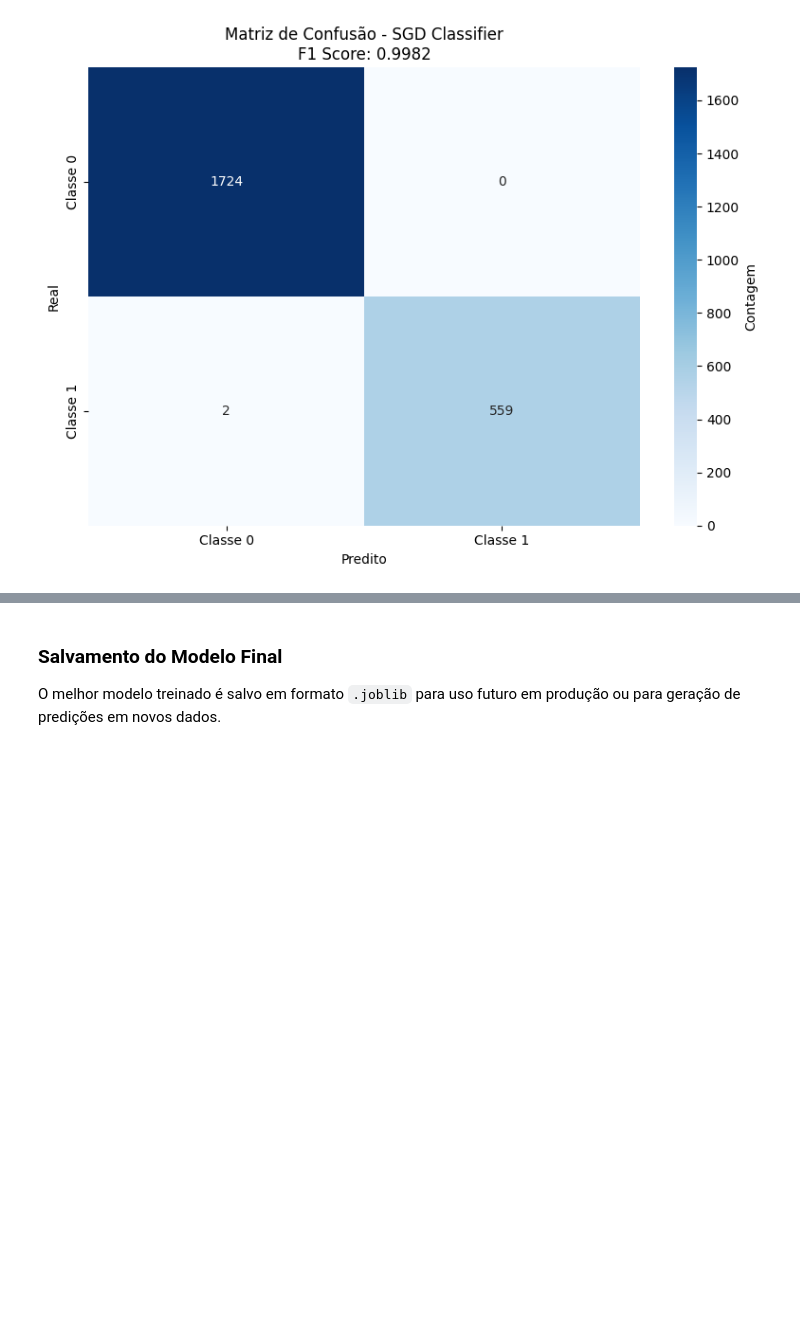
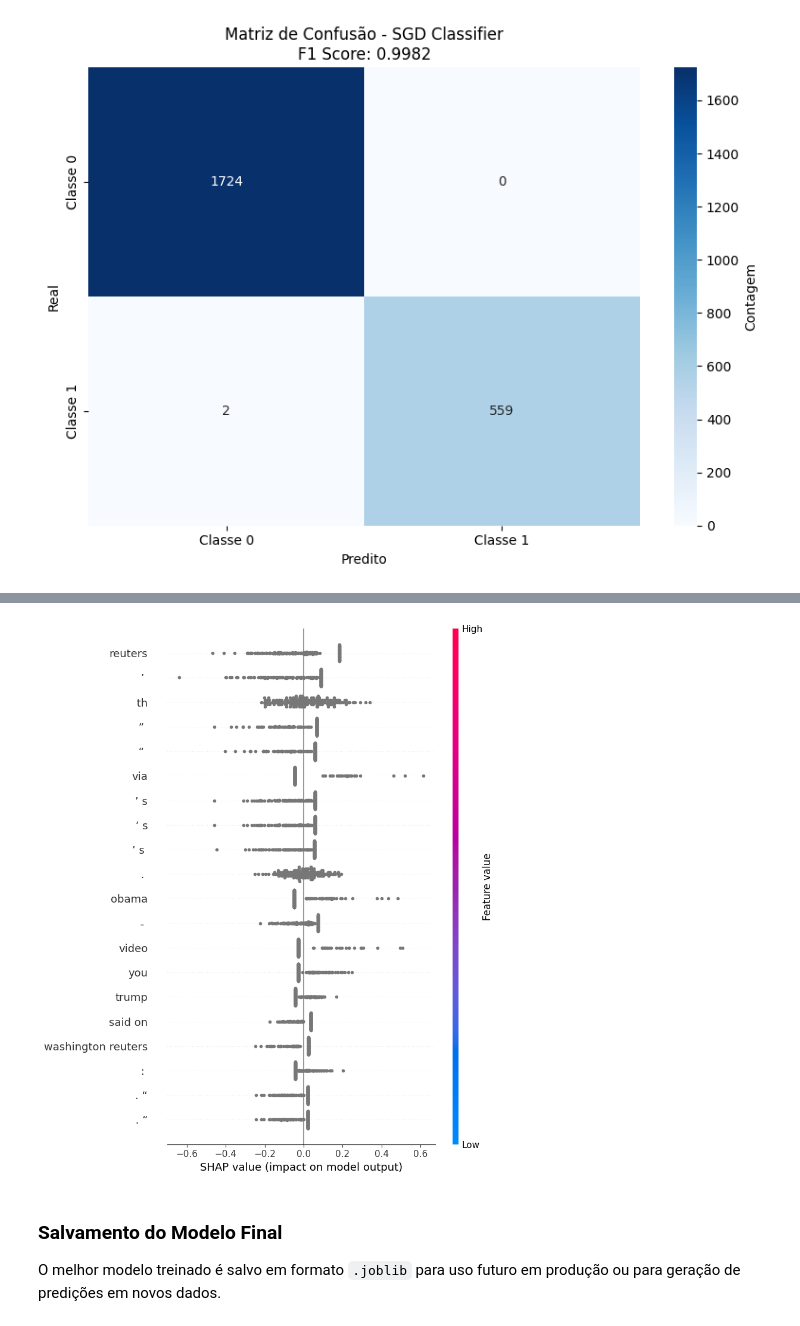
Before and after one commit to vlsmcin/ligia-challenge-NLP-vlsm, a Jupyter notebook: notebooks/3_Treinamento-do-Modelo.ipynb, the cells around one changed output, grey strips where cells are left out. Cells and saved outputs as stored; diff of their text form; code cells hidden in the pictures; blank space fills up the shorter version.

Commit message:
feat: Add shap interpretability

```diff
--- a/notebooks/3_Treinamento-do-Modelo.ipynb
+++ b/notebooks/3_Treinamento-do-Modelo.ipynb
@@ -202,3 +212,60 @@ plt.show()
+# %%
+model = best_overall_grid.best_estimator_
+
+# Carregar vetorizadores para nomes das features
+vectorizer_word = globals().get("vectorizer_word")
+vectorizer_char = globals().get("vectorizer_char")
+
+if vectorizer_word is None or vectorizer_char is None:
+    word_path = Path("../models/vectorizer_word.joblib")
+    char_path = Path("../models/vectorizer_char.joblib")
+    if word_path.exists() and char_path.exists():
+        vectorizer_word = joblib.load(word_path)
+        vectorizer_char = joblib.load(char_path)
+
+if vectorizer_word is None or vectorizer_char is None:
+    print("Vetorizadores nao encontrados. Rode o notebook 2 para salvar os vetorizadores.")
+else:
+    feature_names = np.concatenate([
+        vectorizer_word.get_feature_names_out(),
+        vectorizer_char.get_feature_names_out()
+    ])
+
+    # Amostra para background e explicacao para reduzir custo
+    rng = np.random.default_rng(42)
+    bg_size = min(200, X_train.shape[0])
+    ex_size = min(200, X_val.shape[0])
+    bg_idx = rng.choice(X_train.shape[0], size=bg_size, replace=False)
+    ex_idx = rng.choice(X_val.shape[0], size=ex_size, replace=False)
+
+    X_background = X_train[bg_idx]
+    X_explain = X_val[ex_idx]
+
+    if hasattr(model, "coef_"):
+        try:
+            explainer = shap.LinearExplainer(model, X_background, feature_names=feature_names)
+        except TypeError:
+            explainer = shap.LinearExplainer(model, X_background)
+    else:
+        def model_output(x):
+            if hasattr(model, "predict_proba"):
+                return model.predict_proba(x)
+            return model.decision_function(x)
+
+        explainer = shap.Explainer(model_output, X_background, feature_names=feature_names)
+
+    try:
+        shap_values = explainer(X_explain)
+    except Exception:
+        shap_values = explainer.shap_values(X_explain)
+
+    # Para classificacao binaria, usar classe positiva quando aplicavel
+    if isinstance(shap_values, list):
+        shap.summary_plot(shap_values[1], X_explain, feature_names=feature_names, show=True)
+    else:
+        shap.summary_plot(shap_values, X_explain, feature_names=feature_names, show=True)
+# %% [output]
+[figure, added]
 # %% [markdown]
 ### Salvamento do Modelo Final
 
```
Also changed, not shown: parts of 4 cells of this notebook, 1 other file.
